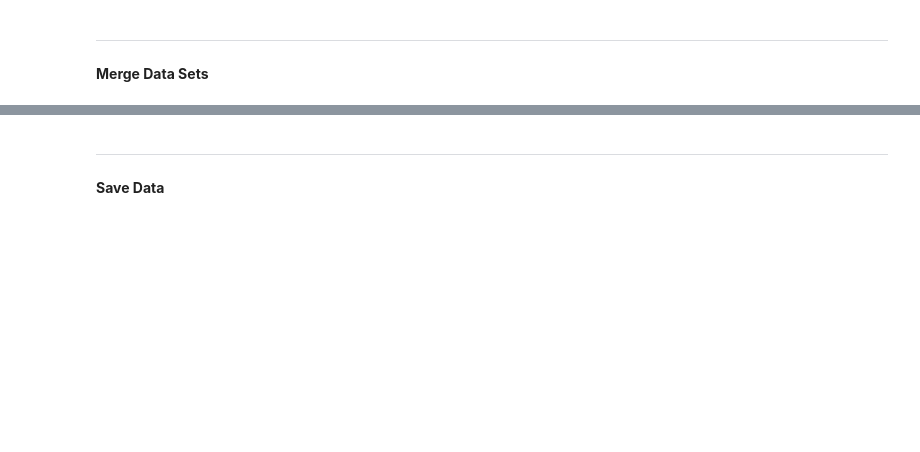
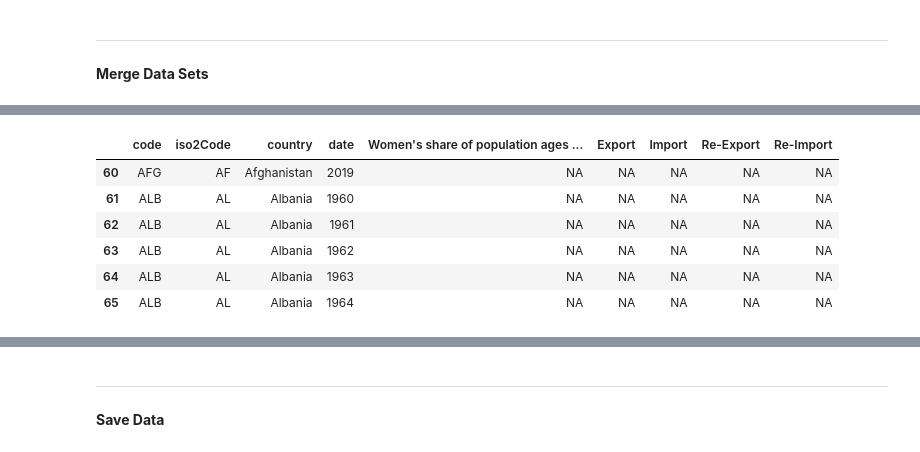
Before and after one commit to jake-w-schneider/SYPA, a Jupyter notebook: 1_Scripts/Harvard_SYPA/2_ETL.ipynb, the cells around one changed output, grey strips where cells are left out. Drawn from its saved outputs; the diff is of its cells as text; code cells hidden in the pictures; blank space fills up the shorter version.

```diff
--- a/1_Scripts/Harvard_SYPA/2_ETL.ipynb
+++ b/1_Scripts/Harvard_SYPA/2_ETL.ipynb
@@ -290,0 +424,12 @@ Culled from 1_API
+# %%
+# View country_wdi_comtrade_df
+
+country_wdi_comtrade_df[c(60:65),c(1:3, 11, 1440:1444)]
+# %% [output]
+|  | code | iso2Code | country | date | Women's share of population ages ... | Export | Import | Re-Export | Re-Import |
+| 60 | AFG | AF | Afghanistan | 2019 | NA | NA | NA | NA | NA |
+| 61 | ALB | AL | Albania | 1960 | NA | NA | NA | NA | NA |
+| 62 | ALB | AL | Albania | 1961 | NA | NA | NA | NA | NA |
+| 63 | ALB | AL | Albania | 1962 | NA | NA | NA | NA | NA |
+| 64 | ALB | AL | Albania | 1963 | NA | NA | NA | NA | NA |
+| 65 | ALB | AL | Albania | 1964 | NA | NA | NA | NA | NA |
```
Also changed, not shown: parts of 16 cells of this notebook, 8 other files.
